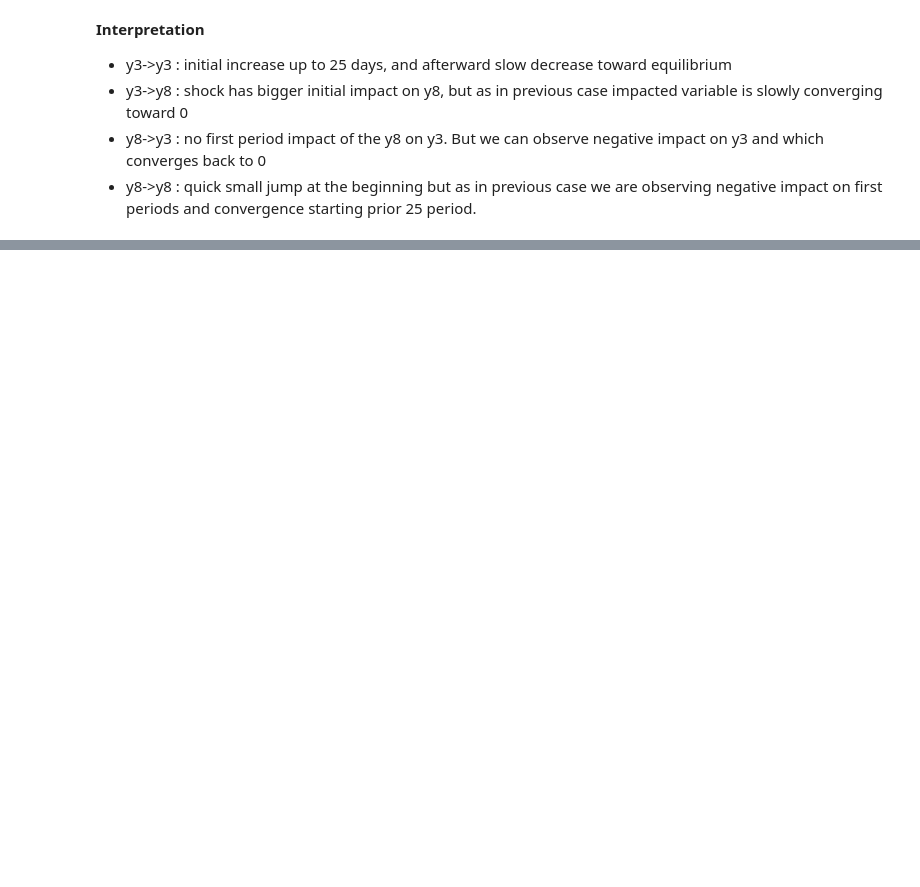
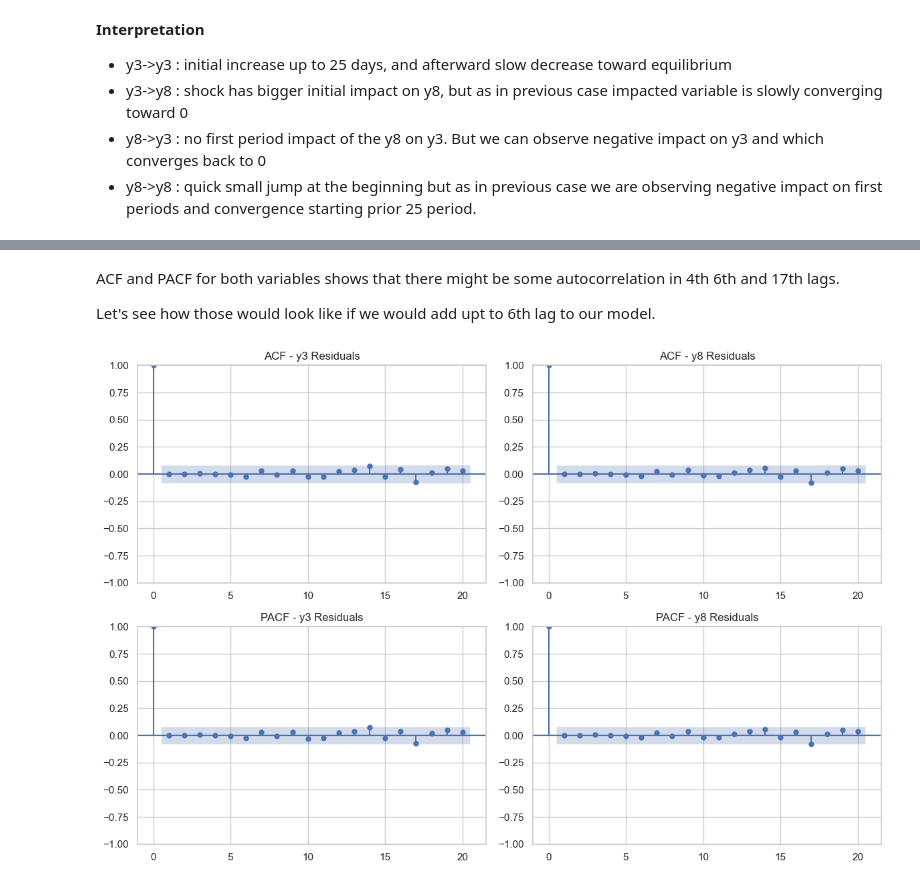
Before and after one commit to pjagiello01/Time-Series-Analysis, a Jupyter notebook: VECM.ipynb, the cells around one changed output, grey strips where cells are left out. Cells and saved outputs as stored; diff of their text form; code cells hidden in the pictures; blank space fills up the shorter version.

```diff
--- a/VECM.ipynb
+++ b/VECM.ipynb
@@ -186,0 +418,22 @@ irf.plot(orth=True);
+# %% [markdown]
+ACF and PACF for both variables shows that there might be some autocorrelation in 4th 6th and 17th lags.
+
+Let's see how those would look like if we would add upt to 6th lag to our model.
+# %%
+var_model_6 = VAR(coint_df, freq='D')
+var_results_6 = var_model_6.fit(7)
+resid_6 = var_results_6.resid
+
+resid_6 = pd.DataFrame(resid_6, columns=['y3', 'y8'])
+
+# Plot ACF and PACF of residuals
+fig, axes = plt.subplots(2, 2, figsize=(12, 8))
+plot_acf(resid_6['y3'], ax=axes[0, 0], title='ACF - y3 Residuals', lags=20)
+plot_pacf(resid_6['y3'], ax=axes[1, 0], title='PACF - y3 Residuals', lags=20,
+          method='ywm')  # 'ols' method might fail if near non-stationarity
+plot_acf(resid_6['y8'], ax=axes[0, 1], title='ACF - y8 Residuals', lags=20)
+plot_pacf(resid_6['y8'], ax=axes[1, 1], title='PACF - y8 Residuals', lags=20, method='ywm')
+plt.tight_layout()
+plt.show()
+# %% [output]
+[figure, added]
```
Also changed, not shown: parts of 42 cells of this notebook, 1 other file.
